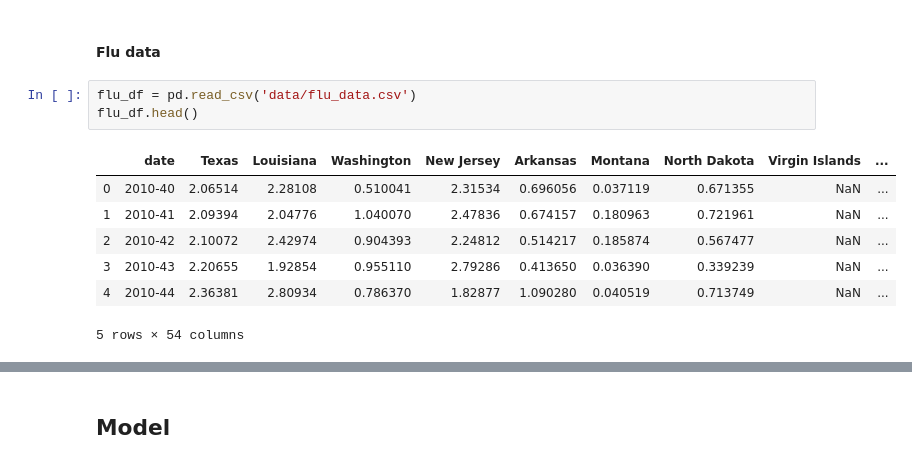
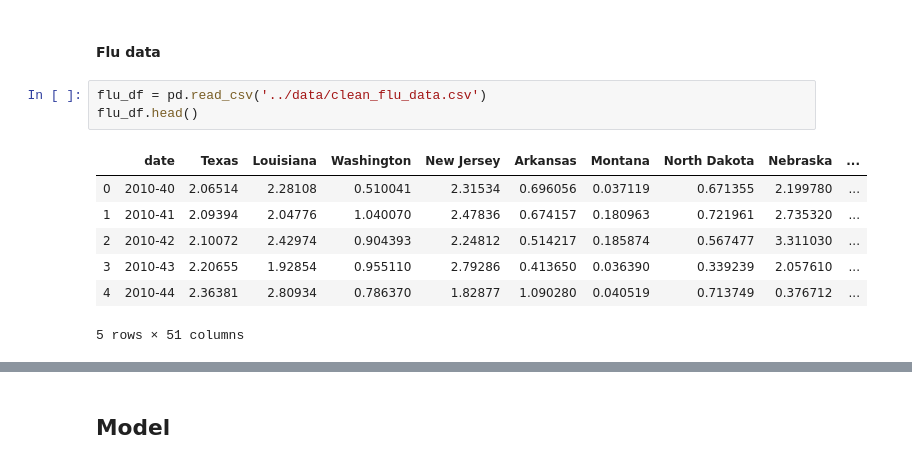
Before and after one commit to FiveSixSenvenEight/109B_flu_prediction, a Jupyter notebook: 02-analysis/baseline&AR.ipynb, the cells around one changed output, grey strips where cells are left out. Saved outputs shown, nothing was run; the diff lists cells and outputs as text.

```diff
--- a/02-analysis/baseline&AR.ipynb
+++ b/02-analysis/baseline&AR.ipynb
@@ -31,13 +21,13 @@ warnings.filterwarnings('ignore')
 # %% [markdown]
 #### Flu data
 # %%
-flu_df = pd.read_csv('data/flu_data.csv')
+flu_df = pd.read_csv('../data/clean_flu_data.csv')
 flu_df.head()
 # %% [output]
-|  | date | Texas | Louisiana | Washington | New Jersey | Arkansas | Montana | North Dakota | Virgin Islands | ... |
-| 0 | 2010-40 | 2.06514 | 2.28108 | 0.510041 | 2.31534 | 0.696056 | 0.037119 | 0.671355 | NaN | ... |
-| 1 | 2010-41 | 2.09394 | 2.04776 | 1.040070 | 2.47836 | 0.674157 | 0.180963 | 0.721961 | NaN | ... |
-| 2 | 2010-42 | 2.10072 | 2.42974 | 0.904393 | 2.24812 | 0.514217 | 0.185874 | 0.567477 | NaN | ... |
-| 3 | 2010-43 | 2.20655 | 1.92854 | 0.955110 | 2.79286 | 0.413650 | 0.036390 | 0.339239 | NaN | ... |
-| 4 | 2010-44 | 2.36381 | 2.80934 | 0.786370 | 1.82877 | 1.090280 | 0.040519 | 0.713749 | NaN | ... |
+|  | date | Texas | Louisiana | Washington | New Jersey | Arkansas | Montana | North Dakota | Nebraska | ... |
+| 0 | 2010-40 | 2.06514 | 2.28108 | 0.510041 | 2.31534 | 0.696056 | 0.037119 | 0.671355 | 2.199780 | ... |
+| 1 | 2010-41 | 2.09394 | 2.04776 | 1.040070 | 2.47836 | 0.674157 | 0.180963 | 0.721961 | 2.735320 | ... |
+| 2 | 2010-42 | 2.10072 | 2.42974 | 0.904393 | 2.24812 | 0.514217 | 0.185874 | 0.567477 | 3.311030 | ... |
+| 3 | 2010-43 | 2.20655 | 1.92854 | 0.955110 | 2.79286 | 0.413650 | 0.036390 | 0.339239 | 2.057610 | ... |
+| 4 | 2010-44 | 2.36381 | 2.80934 | 0.786370 | 1.82877 | 1.090280 | 0.040519 | 0.713749 | 0.376712 | ... |
-5 rows × 54 columns
+5 rows × 51 columns
```
Also changed, not shown: parts of 75 cells of this notebook, 2 other files.
